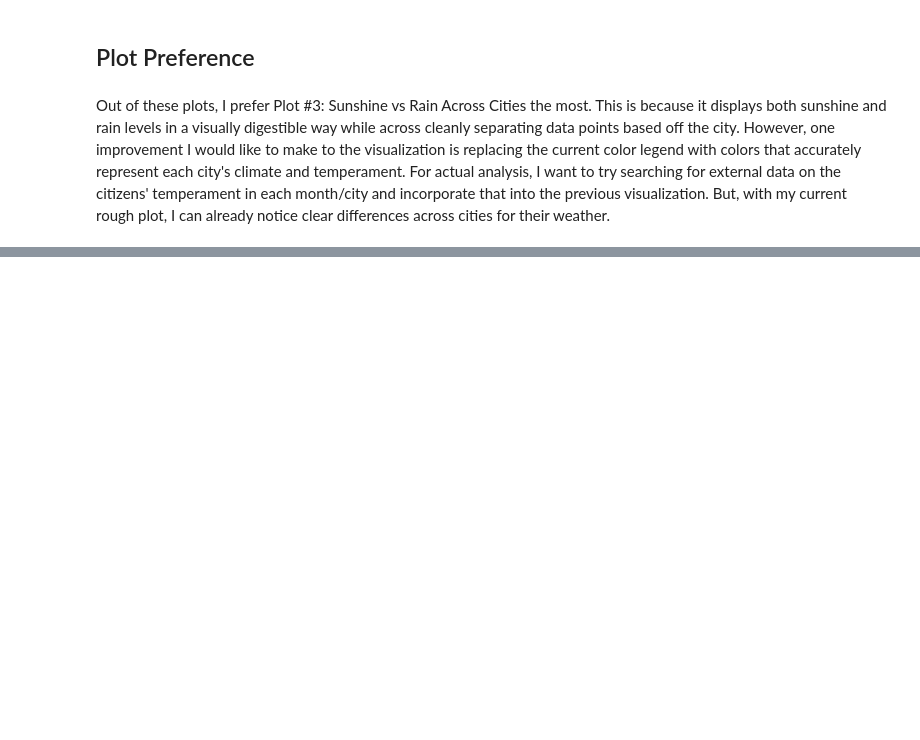
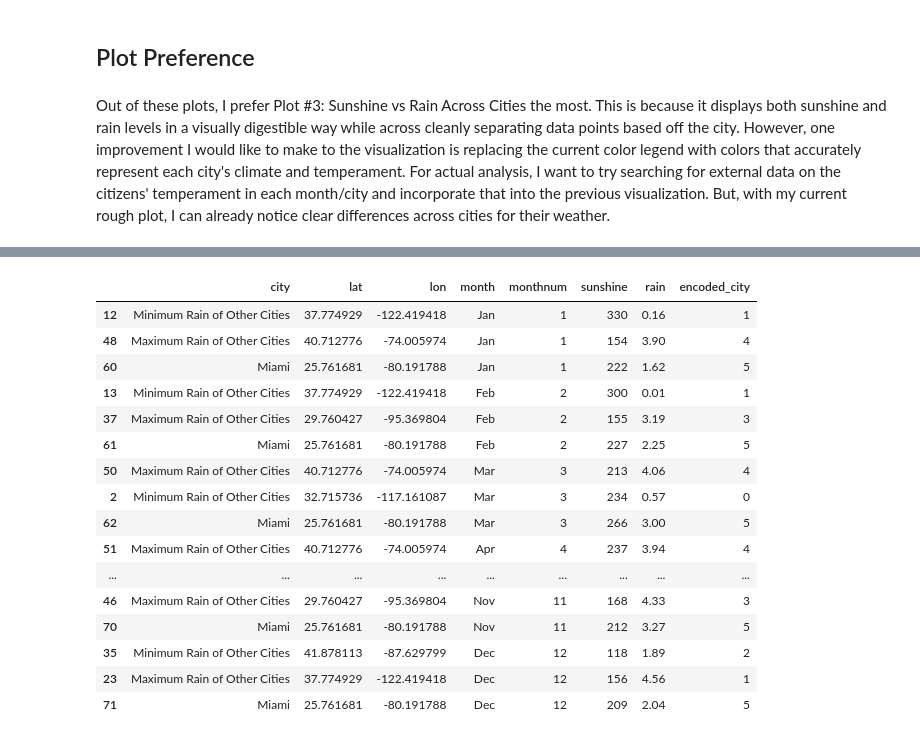
Before and after one commit to eibarolle/DSC106_Portfolio, a Jupyter notebook: projects/Project1/project1.ipynb, the cells around one changed output, grey strips where cells are left out. Cells and saved outputs as stored; diff of their text form; code cells hidden in the pictures; blank space fills up the shorter version.

```diff
--- a/projects/Project1/project1.ipynb
+++ b/projects/Project1/project1.ipynb
@@ -62,0 +120,29 @@ Out of these plots, I prefer Plot #3: Sunshine vs Rain Across Cities the most. T
+# %%
+max = df[df['city'] != 'Miami']
+min = max.copy()
+max = max.loc[max.groupby('month')['rain'].idxmax()]
+min = min.loc[min.groupby('month')['rain'].idxmin()]
+max['city'] = 'Maximum Rain of Other Cities'
+min['city'] = 'Minimum Rain of Other Cities'
+miami = df[df['city'] == 'Miami']
+final = pd.concat([max, min, miami])
+final = final.sort_values('monthnum')
+final
+# %% [output]
+|  | city | lat | lon | month | monthnum | sunshine | rain | encoded_city |
+| 12 | Minimum Rain of Other Cities | 37.774929 | -122.419418 | Jan | 1 | 330 | 0.16 | 1 |
+| 48 | Maximum Rain of Other Cities | 40.712776 | -74.005974 | Jan | 1 | 154 | 3.90 | 4 |
+| 60 | Miami | 25.761681 | -80.191788 | Jan | 1 | 222 | 1.62 | 5 |
+| 13 | Minimum Rain of Other Cities | 37.774929 | -122.419418 | Feb | 2 | 300 | 0.01 | 1 |
+| 37 | Maximum Rain of Other Cities | 29.760427 | -95.369804 | Feb | 2 | 155 | 3.19 | 3 |
+| 61 | Miami | 25.761681 | -80.191788 | Feb | 2 | 227 | 2.25 | 5 |
+| 50 | Maximum Rain of Other Cities | 40.712776 | -74.005974 | Mar | 3 | 213 | 4.06 | 4 |
+| 2 | Minimum Rain of Other Cities | 32.715736 | -117.161087 | Mar | 3 | 234 | 0.57 | 0 |
+| 62 | Miami | 25.761681 | -80.191788 | Mar | 3 | 266 | 3.00 | 5 |
+| 51 | Maximum Rain of Other Cities | 40.712776 | -74.005974 | Apr | 4 | 237 | 3.94 | 4 |
+| ... | ... | ... | ... | ... | ... | ... | ... | ... |
+| 46 | Maximum Rain of Other Cities | 29.760427 | -95.369804 | Nov | 11 | 168 | 4.33 | 3 |
+| 70 | Miami | 25.761681 | -80.191788 | Nov | 11 | 212 | 3.27 | 5 |
+| 35 | Minimum Rain of Other Cities | 41.878113 | -87.629799 | Dec | 12 | 118 | 1.89 | 2 |
+| 23 | Maximum Rain of Other Cities | 37.774929 | -122.419418 | Dec | 12 | 156 | 4.56 | 1 |
+| 71 | Miami | 25.761681 | -80.191788 | Dec | 12 | 209 | 2.04 | 5 |
```
Also changed, not shown: parts of 6 cells of this notebook, 7 other files.
